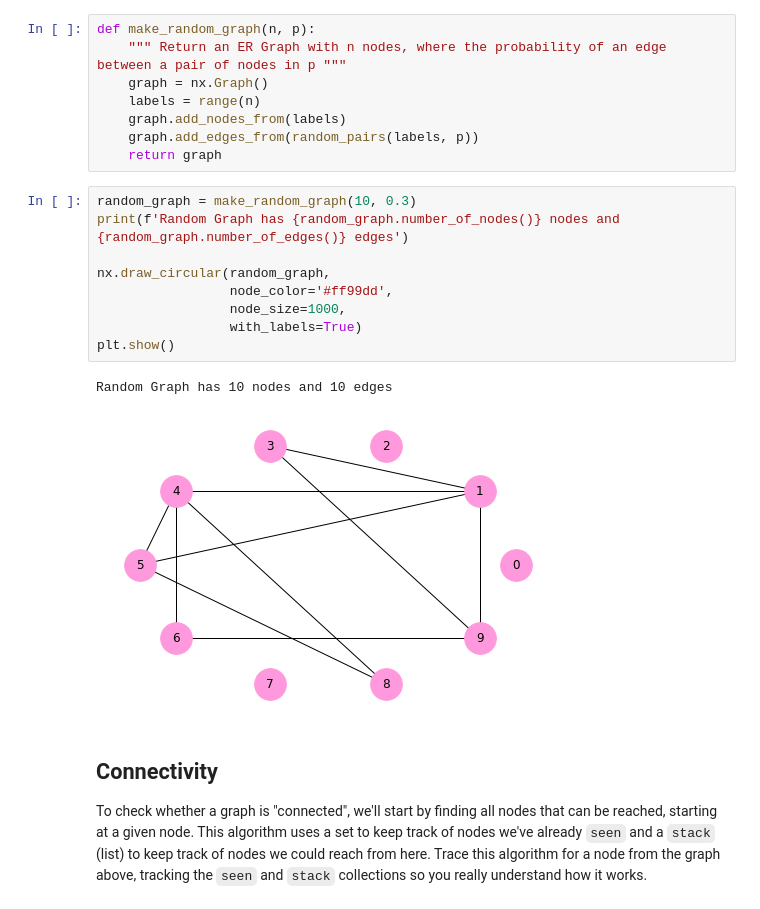
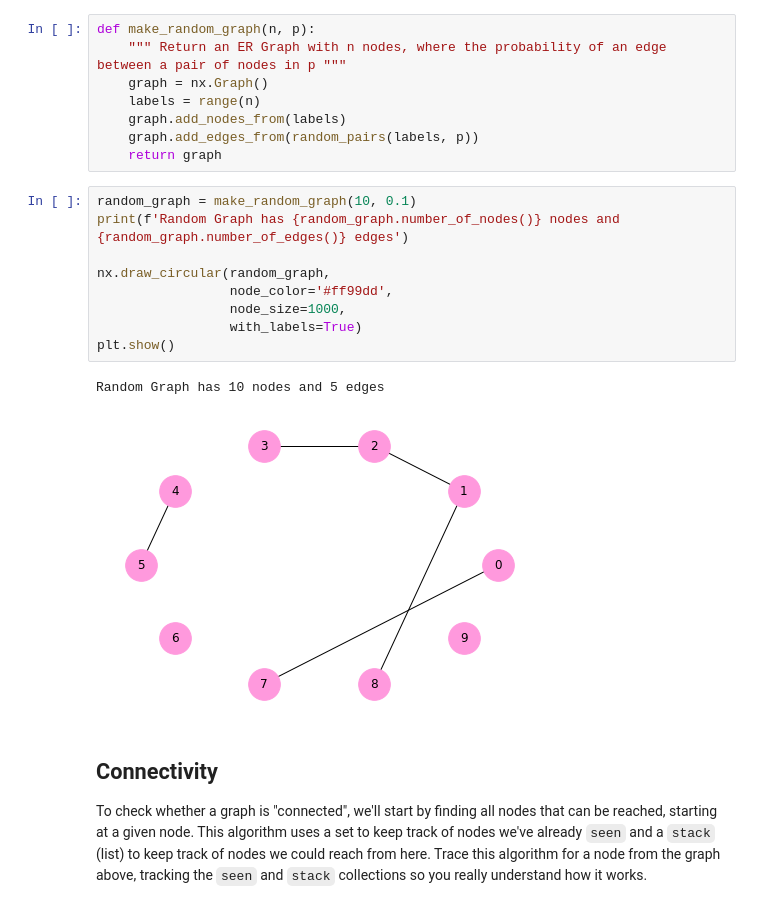
Before and after one commit to kittytiefenthal/cap-comp215, a Jupyter notebook: labs/lab04.ipynb, the cells around one changed output. Saved outputs shown, nothing was run; the diff lists cells and outputs as text.

```diff
--- a/labs/lab04.ipynb
+++ b/labs/lab04.ipynb
@@ -327,17 +335,17 @@ def make_random_graph(n, p):
     graph.add_edges_from(random_pairs(labels, p))
     return graph
 # %%
-random_graph = make_random_graph(10, 0.3)
+random_graph = make_random_graph(10, 0.1)
 print(f'Random Graph has {random_graph.number_of_nodes()} nodes and {random_graph.number_of_edges()} edges')
 
 nx.draw_circular(random_graph,
                  node_color='#ff99dd',
                  node_size=1000,
                  with_labels=True)
 plt.show()
 # %% [output]
-Random Graph has 10 nodes and 10 edges
+Random Graph has 10 nodes and 5 edges
-[figure, old version]
+[figure, new version]
 # %% [markdown]
 ## Connectivity
 
```
Also changed, not shown: parts of 11 cells of this notebook.
